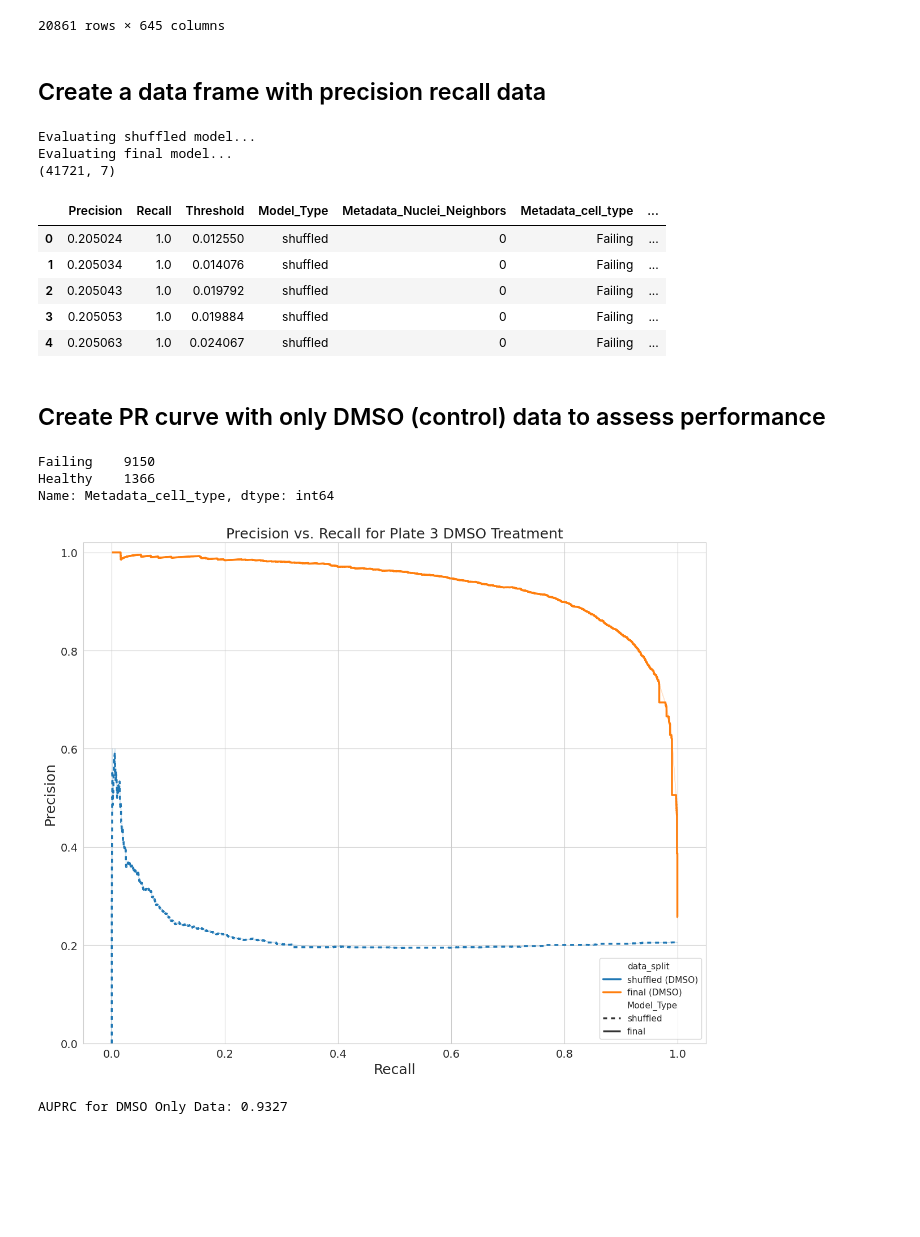
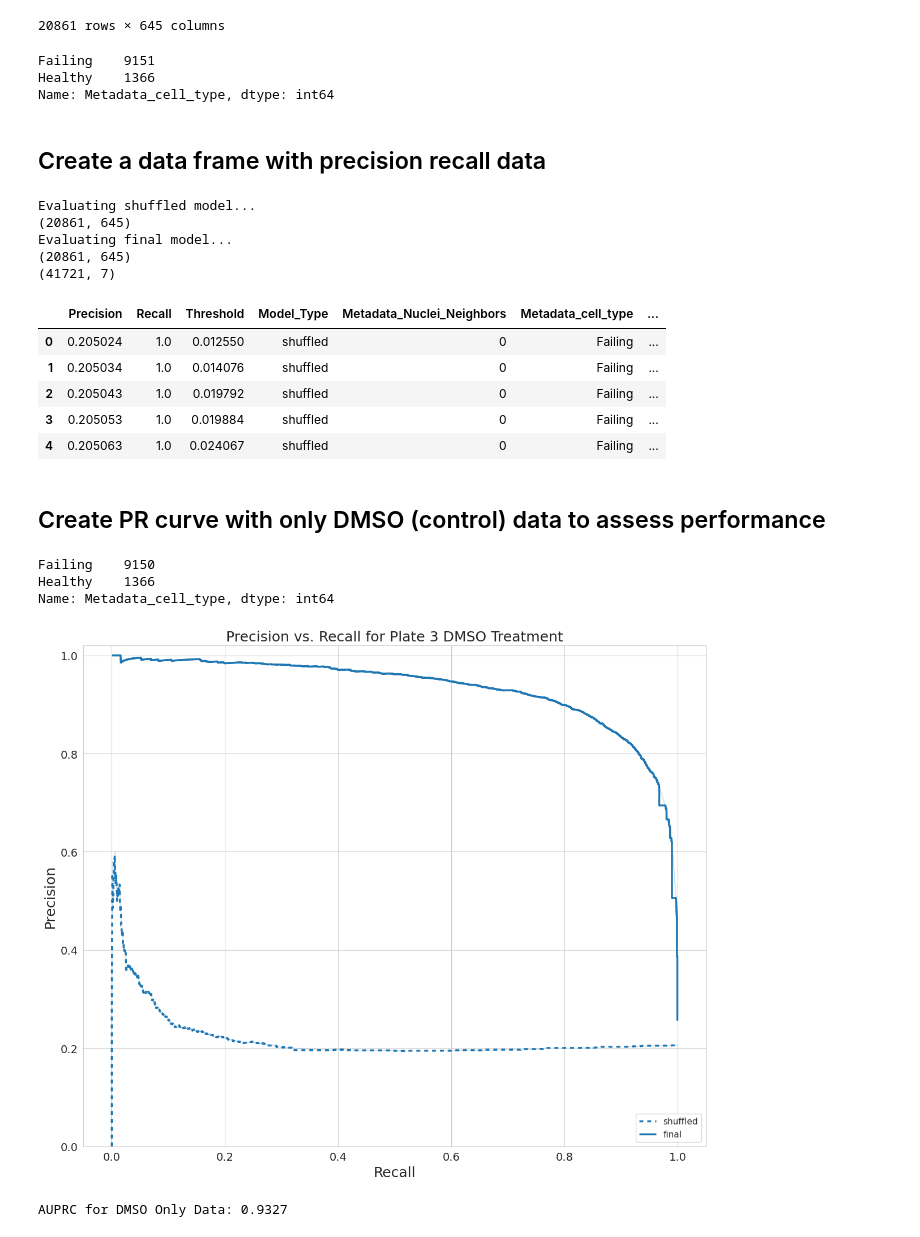
Before and after one commit to WayScience/cellpainting_predicts_cardiac_fibrosis, a Jupyter notebook: 5.machine_learning/3.assess_generalizability/0.plate3_generalizability.ipynb, the cells around one changed output. Drawn from its saved outputs; the diff is of its cells as text; code cells hidden in the pictures; blank space fills up the shorter version.

```diff
--- a/5.machine_learning/3.assess_generalizability/0.plate3_generalizability.ipynb
+++ b/5.machine_learning/3.assess_generalizability/0.plate3_generalizability.ipynb
@@ -71,0 +53,12 @@ print(model_column_names)
+# %%
+# Read metadata and filter columns directly in one step
+model_column_names = [
+    col
+    for col in pq.read_metadata(
+        f"{data_dir}/localhost231120090001_sc_feature_selected.parquet"
+    ).schema.names
+    if not col.startswith("Metadata_")
+]
+
+print(len(model_column_names))
+print(model_column_names)
@@ -153,6 +137,19 @@ plate_3_df
 | 20863 | G | 10 | 9 | Failing | rejected | ... |
 | 20864 | G | 10 | 9 | Failing | rejected | ... |
 20861 rows × 645 columns
+# %%
+# Filter the dataframe for rows where Metadata_treatment is DMSO
+dmso_df = plate_3_df[plate_3_df["Metadata_treatment"] == "DMSO"]
+
+# Count the occurrences of each Metadata_cell_type in the filtered dataframe
+cell_type_counts = dmso_df["Metadata_cell_type"].value_counts()
+
+# Display the counts
+print(cell_type_counts)
+# %% [output]
+Failing    9151
+Healthy    1366
+Name: Metadata_cell_type, dtype: int64
 # %% [markdown]
 ## Create a data frame with precision recall data
 # %%
@@ -181,6 +178,8 @@ for model_path in models_dir.iterdir():
     # Load in model and label encoder once, since they don't change across iterations
     model = load(model_path)
     le = load(encoder_path)
+
+    print(plate_3_df.shape)
 
     # Get the X and y data for the entire dataset at once
     X, y = get_X_y_data(df=plate_3_df, label="Metadata_cell_type")
@@ -261,7 +260,9 @@ print(pr_df.shape)
 pr_df.head()
 # %% [output]
 Evaluating shuffled model...
+(20861, 645)
 Evaluating final model...
+(20861, 645)
 (41721, 7)
 |  | Precision | Recall | Threshold | Model_Type | Metadata_Nuclei_Neighbors | Metadata_cell_type | ... |
 | 0 | 0.205024 | 1.0 | 0.012550 | shuffled | 0 | Failing | ... |
@@ -276,42 +277,41 @@ Evaluating final model...
 plt.figure(figsize=(12, 10))
 sns.set_style("whitegrid")
 
+# Filter data frame to only show "DMSO" data
+dmso_df = pr_df[(pr_df["Metadata_treatment"] == "DMSO")].copy()
 # Combine model and data type as one column for plotting
-pr_df["data_split"] = pr_df["Model_Type"] + " (" + pr_df["Metadata_treatment"] + ")"
-
-# Filter data frame to only show "DMSO" data
-dmso_df = pr_df[(pr_df["Metadata_treatment"] == "DMSO")]
-print(dmso_df[dmso_df["Model_Type"] == "final"]["Metadata_cell_type"].value_counts())
+dmso_df["Data Split"] = "DMSO (all features)"
+dmso_df.rename(columns={"Model_Type": "Model Type"}, inplace=True)
+print(dmso_df[dmso_df["Model Type"] == "final"]["Metadata_cell_type"].value_counts())
 
 sns.lineplot(
     x="Recall",
     y="Precision",
-    hue="data_split",
-    style="Model_Type",
+    style="Model Type",
     dashes={"final": (1, 0), "shuffled": (2, 2)},
     drawstyle="steps",
     data=dmso_df,
     linewidth=2.5,  # Adjust the line width as needed
 )
 
 plt.legend(loc="lower right", fontsize=11)
 plt.ylim(bottom=0.0, top=1.02)
 plt.xlabel("Recall", fontsize=18)
 plt.ylabel("Precision", fontsize=18)
 plt.title("Precision vs. Recall for Plate 3 DMSO Treatment", fontsize=18)
 
 # Adjust x-axis and y-axis ticks font size
 plt.xticks(fontsize=14)
 plt.yticks(fontsize=14)
 
 plt.tight_layout()
-plt.savefig(f"{fig_dir}/precision_recall_plate3_DMSO_only.png", dpi=500)
+plt.savefig(f"{fig_dir}/precision_recall_plate3_DMSO_only.pdf", dpi=500)
 
 plt.show()
 # %% [output]
 Failing    9150
 Healthy    1366
 Name: Metadata_cell_type, dtype: int64
-[figure, old version]
+[figure, new version]
 # %%
 # Filter the dataframe for the final model with DMSO treatment
```
Also changed, not shown: parts of 5 cells of this notebook, 13 other files.
